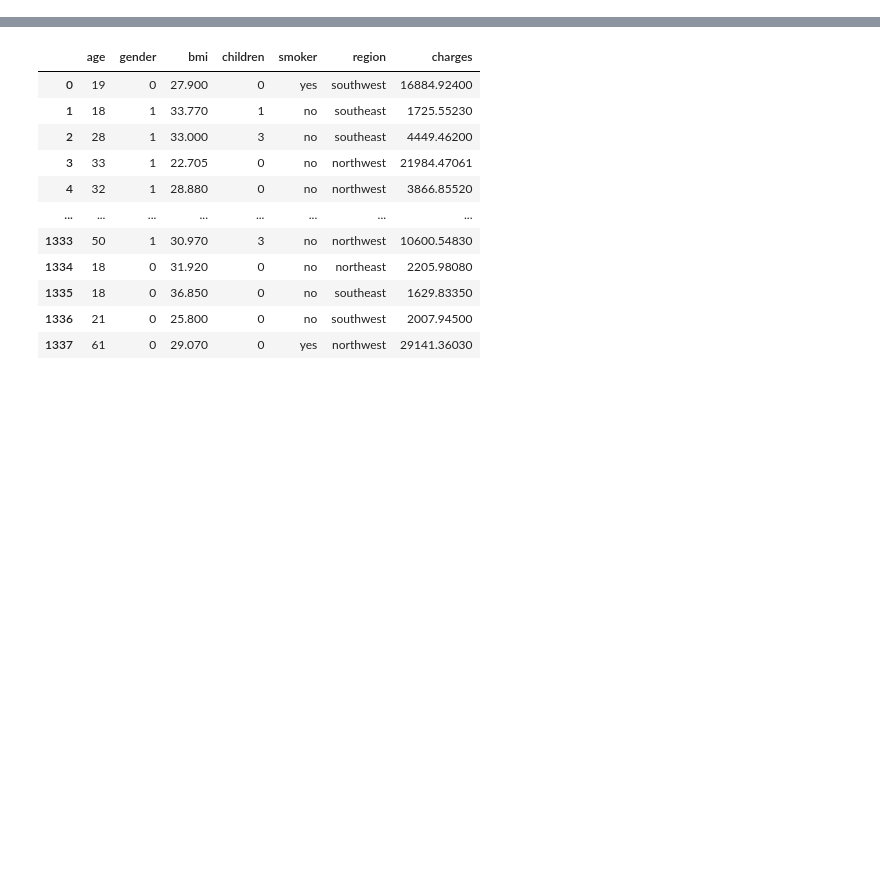
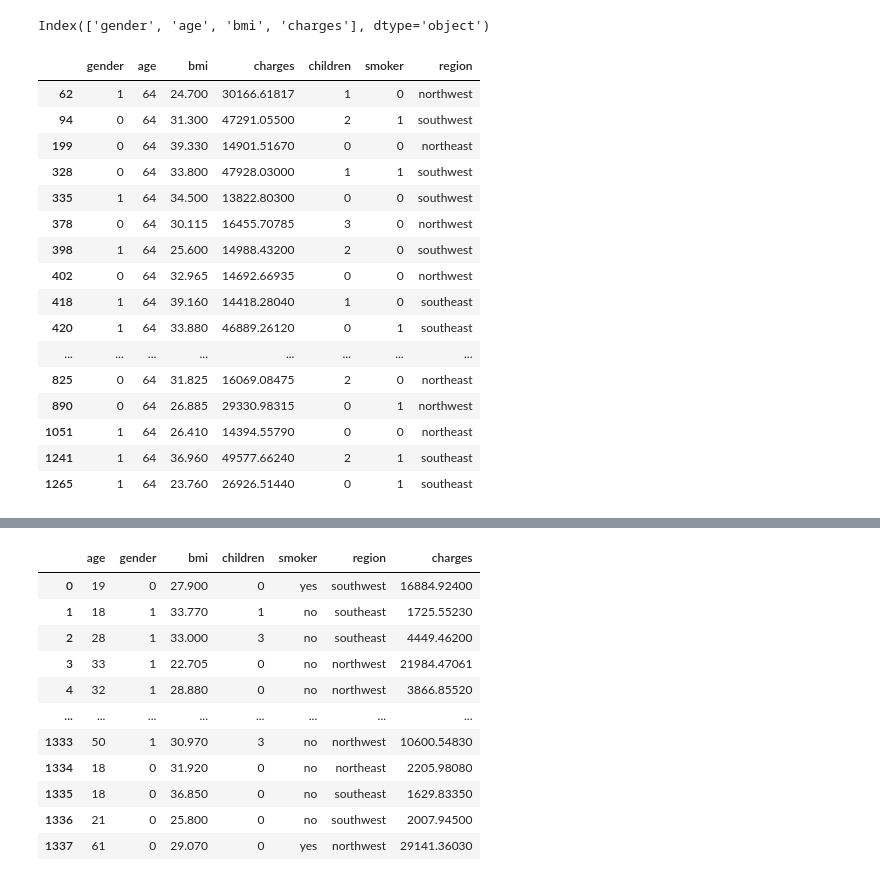
Before and after one commit to mugoori/streamlit_insurance, a Jupyter notebook: i_data/보험료 예측.ipynb, the cells around one changed output, grey strips where cells are left out. Drawn from its saved outputs; the diff is of its cells as text; code cells hidden in the pictures; blank space fills up the shorter version.

```diff
--- a/i_data/보험료 예측.ipynb
+++ b/i_data/보험료 예측.ipynb
@@ -8,4 +8,4 @@ df = pd.read_csv('insurance.csv')
 # %%
 df = df.rename(columns={'sex':'gender'})
 # %%
-df
+df2 = df[['gender','age','bmi','charges','children','smoker','region']]
@@ -25,0 +28,24 @@ df
+# %%
+df2.columns[:4]
+# %% [output]
+Index(['gender', 'age', 'bmi', 'charges'], dtype='object')
+# %%
+df2.loc[df['age'] == df2['age'].max(),]
+# %% [output]
+|  | gender | age | bmi | charges | children | smoker | region |
+| 62 | 1 | 64 | 24.700 | 30166.61817 | 1 | 0 | northwest |
+| 94 | 0 | 64 | 31.300 | 47291.05500 | 2 | 1 | southwest |
+| 199 | 0 | 64 | 39.330 | 14901.51670 | 0 | 0 | northeast |
+| 328 | 0 | 64 | 33.800 | 47928.03000 | 1 | 1 | southwest |
+| 335 | 1 | 64 | 34.500 | 13822.80300 | 0 | 0 | southwest |
+| 378 | 0 | 64 | 30.115 | 16455.70785 | 3 | 0 | northwest |
+| 398 | 1 | 64 | 25.600 | 14988.43200 | 2 | 0 | southwest |
+| 402 | 0 | 64 | 32.965 | 14692.66935 | 0 | 0 | northwest |
+| 418 | 1 | 64 | 39.160 | 14418.28040 | 1 | 0 | southeast |
+| 420 | 1 | 64 | 33.880 | 46889.26120 | 0 | 1 | southeast |
+| ... | ... | ... | ... | ... | ... | ... | ... |
+| 825 | 0 | 64 | 31.825 | 16069.08475 | 2 | 0 | northeast |
+| 890 | 0 | 64 | 26.885 | 29330.98315 | 0 | 1 | northwest |
+| 1051 | 1 | 64 | 26.410 | 14394.55790 | 0 | 0 | northeast |
+| 1241 | 1 | 64 | 36.960 | 49577.66240 | 2 | 1 | southeast |
+| 1265 | 1 | 64 | 23.760 | 26926.51440 | 0 | 1 | southeast |
```
Also changed, not shown: parts of 4 cells of this notebook, 2 other files.
